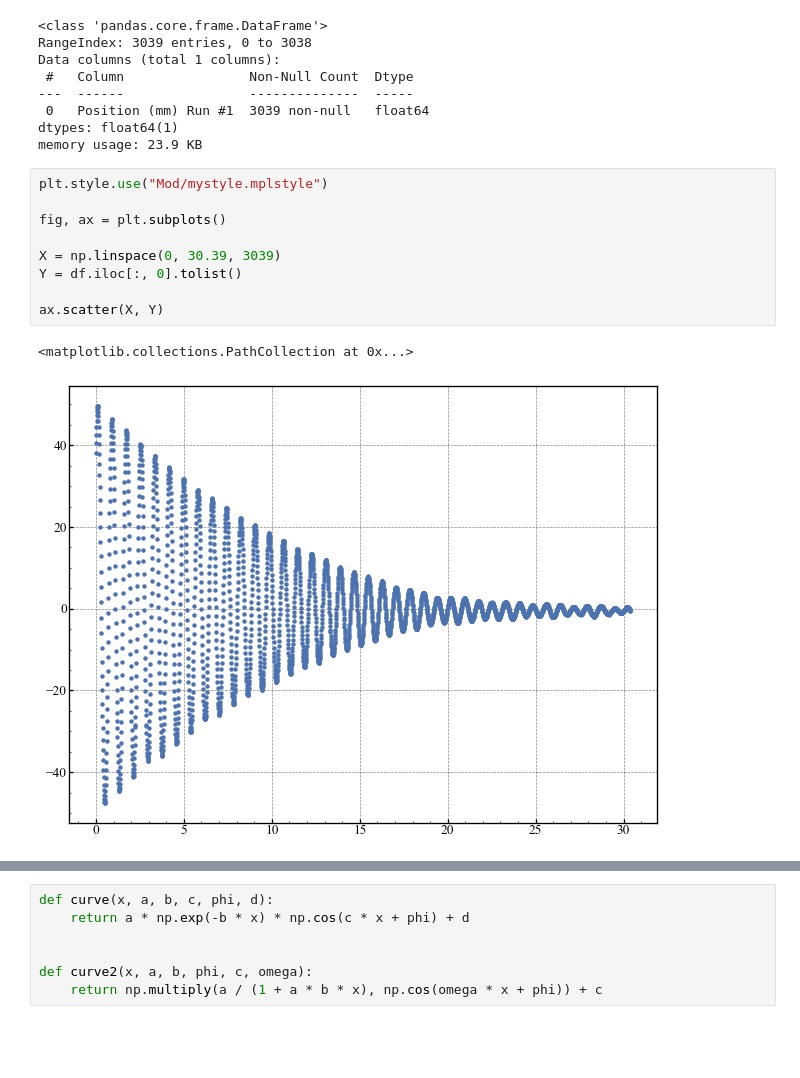
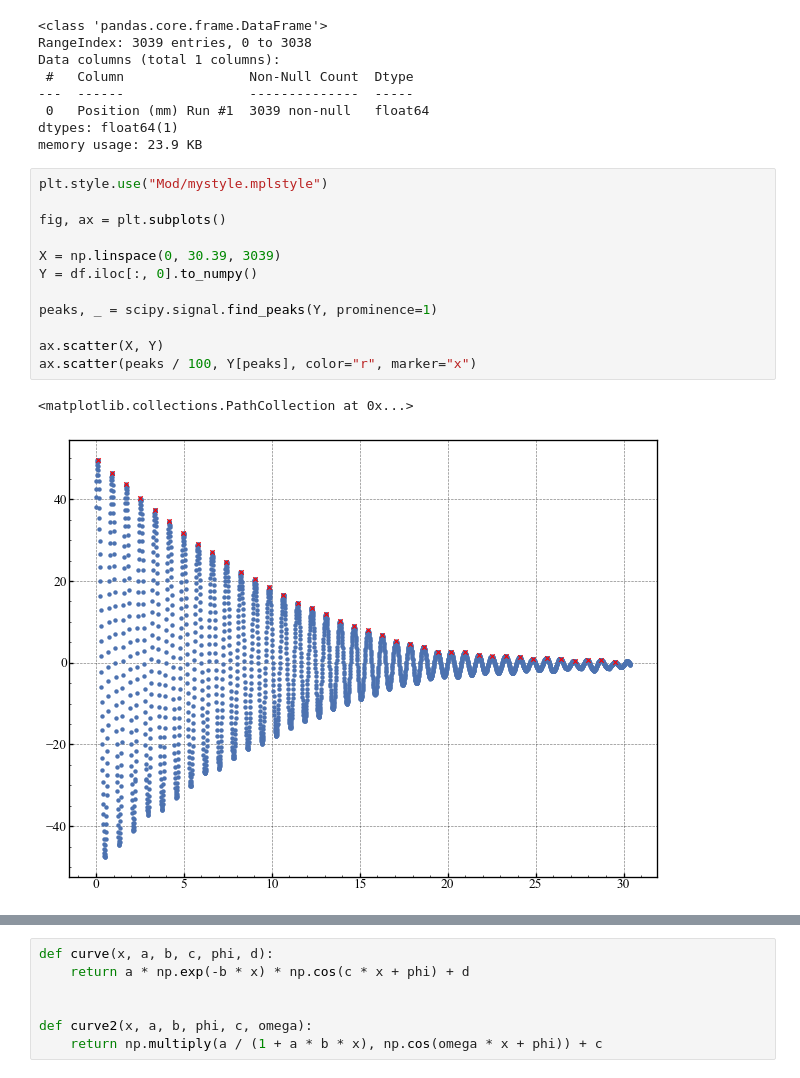
Before and after one commit to Mattia04/Smorzamento, a Jupyter notebook: approx.ipynb, the cells around one changed output, grey strips where cells are left out. Saved outputs shown, nothing was run; the diff lists cells and outputs as text; blank space fills up the shorter version.

```diff
--- a/approx.ipynb
+++ b/approx.ipynb
@@ -22,12 +22,15 @@ memory usage: 23.9 KB
 # %%
 plt.style.use("Mod/mystyle.mplstyle")
 
 fig, ax = plt.subplots()
 
 X = np.linspace(0, 30.39, 3039)
-Y = df.iloc[:, 0].tolist()
+Y = df.iloc[:, 0].to_numpy()
+
+peaks, _ = scipy.signal.find_peaks(Y, prominence=1)
 
 ax.scatter(X, Y)
+ax.scatter(peaks / 100, Y[peaks], color="r", marker="x")
 # %% [output]
 <matplotlib.collections.PathCollection at 0x...>
-[figure, old version]
+[figure, new version]
```
Also changed, not shown: parts of 6 cells of this notebook.
